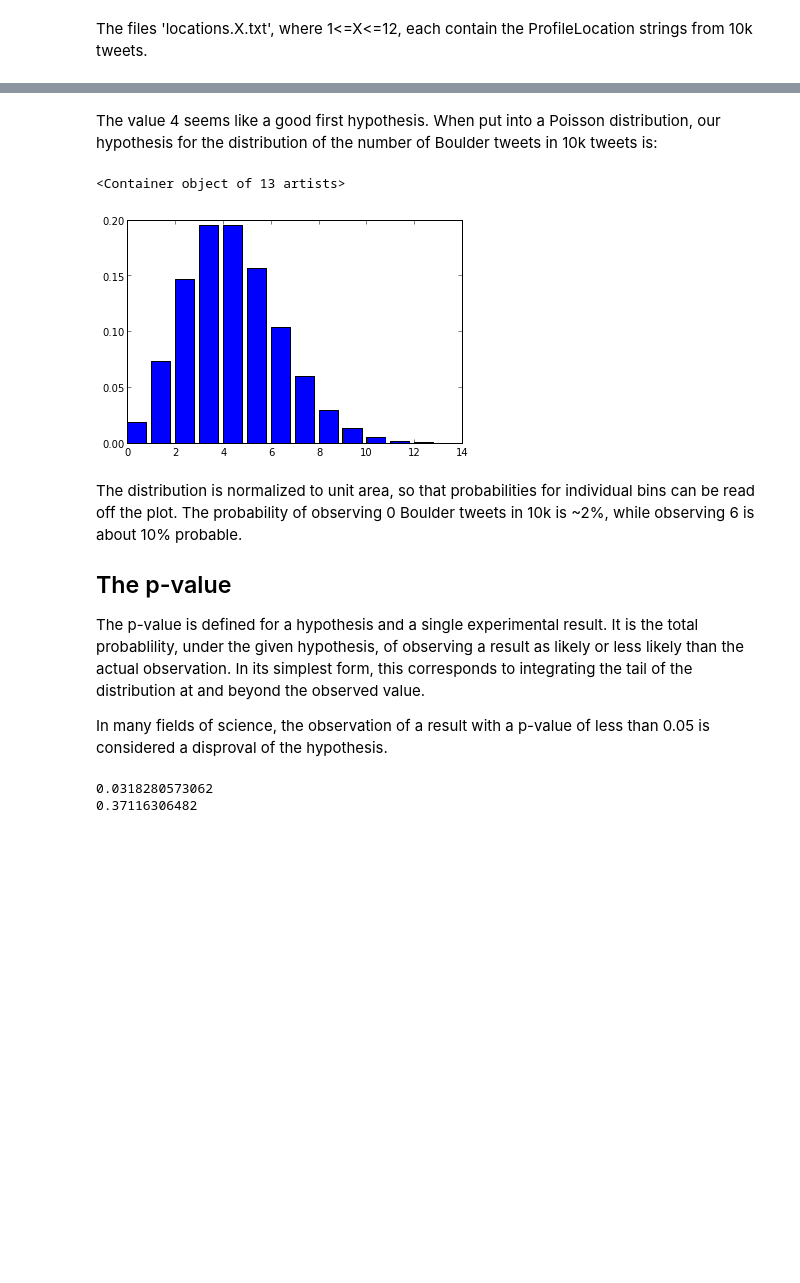
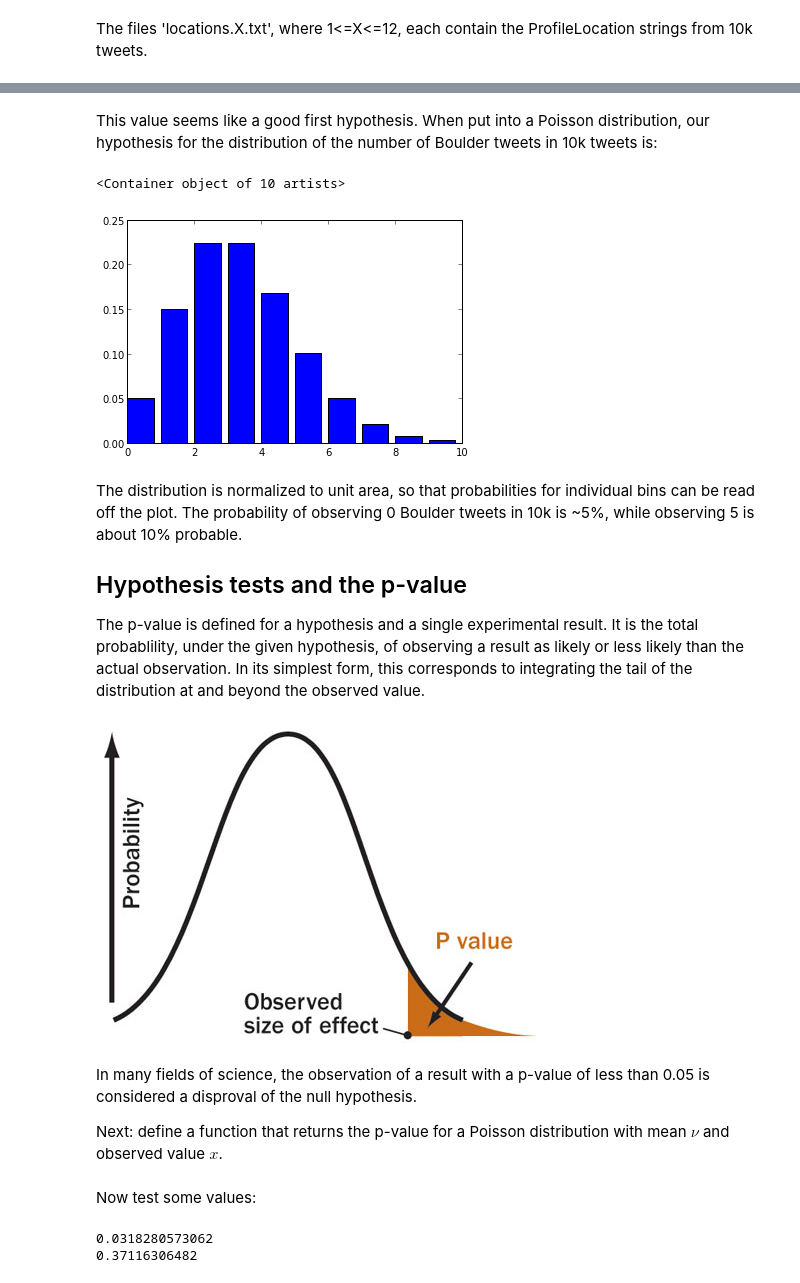
Before and after one commit to DrSkippy/Data-Science-45min-Intros, a Jupyter notebook: classical-stats-and-social-data-101/classical-stats-and-social-data-101.ipynb, the cells around one changed output, grey strips where cells are left out. Cells and saved outputs as stored; diff of their text form; code cells hidden in the pictures; blank space fills up the shorter version.

```diff
--- a/classical-stats-and-social-data-101/classical-stats-and-social-data-101.ipynb
+++ b/classical-stats-and-social-data-101/classical-stats-and-social-data-101.ipynb
@@ -145,20 +163,27 @@ print('{} tweets from Boulder'.format(count_boulders('locations.1.txt')))
 # %% [markdown]
-The value 4 seems like a good first hypothesis. When put into a Poisson distribution, our hypothesis for the distribution of the number of Boulder tweets in 10k tweets is:
+This value seems like a good first hypothesis. When put into a Poisson distribution, our hypothesis for the distribution of the number of Boulder tweets in 10k tweets is:
 # %%
-nu = 4 # Poisson mean...the most likely value
-N = nu*3 # this simply sets a range; it is not a parameter of the distribution
+nu = count_boulders('locations.1.txt') # Poisson mean...the most likely value
+n = nu*3 # this simply sets a range; it is not a parameter of the distribution
 
-x = scipy.linspace(0,N,N+1) # create bins
-pmf = scipy.stats.poisson.pmf(x,nu) #pmf = probability mass function
-plt.bar(x,pmf)
+k = scipy.linspace(0,n,n+1) # create bins
+pmf = scipy.stats.poisson.pmf(k,nu) #pmf = probability mass function
+plt.bar(k,pmf)
 # %% [output]
-<Container object of 13 artists>
+<Container object of 10 artists>
-[figure, old version]
+[figure, new version]
 # %% [markdown]
-The distribution is normalized to unit area, so that probabilities for individual bins can be read off the plot. The probability of observing 0 Boulder tweets in 10k is ~2%, while observing 6 is about 10% probable.
+The distribution is normalized to unit area, so that probabilities for individual bins can be read off the plot. The probability of observing 0 Boulder tweets in 10k is ~5%, while observing 5 is about 10% probable.
 
-## The p-value
+## Hypothesis tests and the p-value
 
 The p-value is defined for a hypothesis and a single experimental result. It is the total probablility, under the given hypothesis, of observing a result as likely or less likely than the actual observation. In its simplest form, this corresponds to integrating the tail of the distribution at and beyond the observed value.
-
-In many fields of science, the observation of a result with a p-value of less than 0.05 is considered a disproval of the hypothesis.
+# %%
+from IPython.display import Image
+Image(filename='p_val.jpeg')
+# %% [output]
+[figure, added]
+# %% [markdown]
+In many fields of science, the observation of a result with a p-value of less than 0.05 is considered a disproval of the null hypothesis.
+
+Next: define a function that returns the p-value for a Poisson distribution with mean $\nu$ and observed value $x$.
@@ -165 +194,3 @@ In many fields of science, the observation of a result with a p-value of less th
+# %% [markdown]
+Now test some values:
 # %%
```
Also changed, not shown: parts of 22 cells of this notebook, 4 other files.
